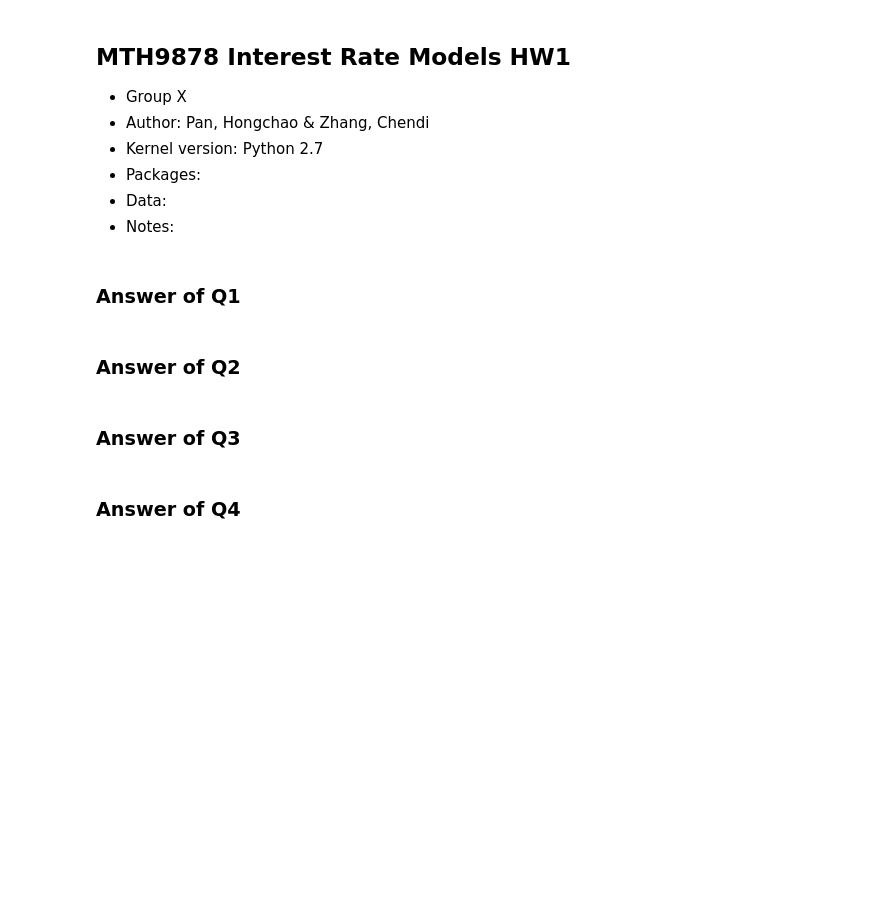
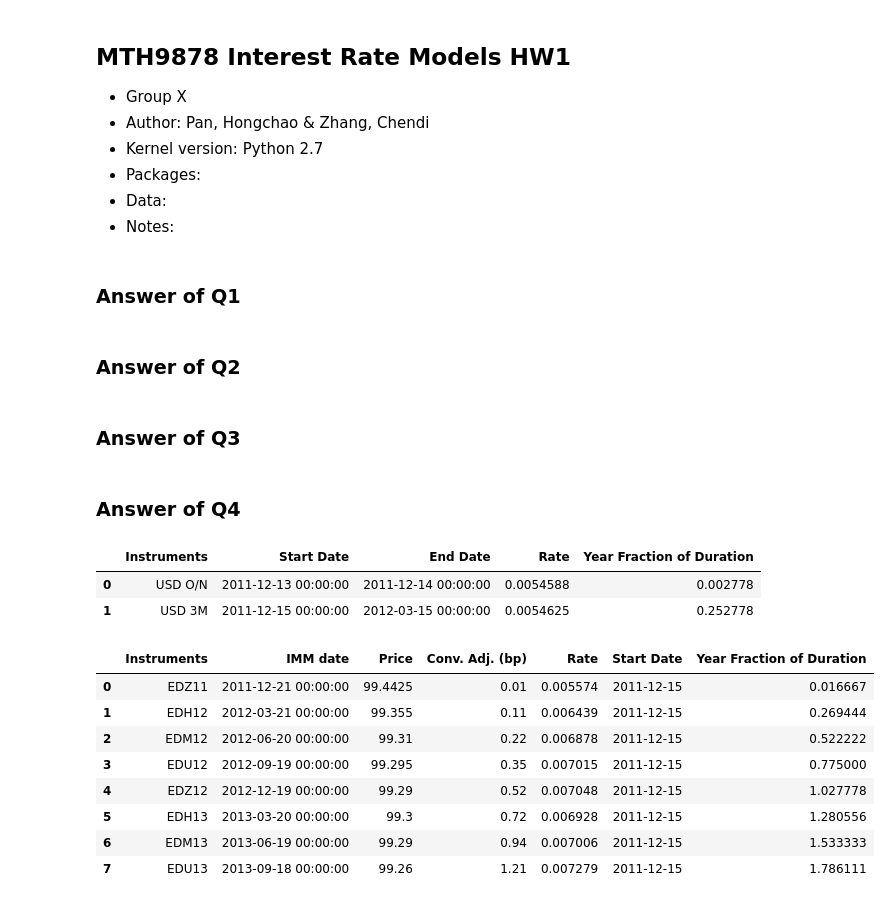
Before and after one commit to vivekfe/MTH9878_Interest_Rate_Model, a Jupyter notebook: HW1/MTH9878_HW1_Groupx.ipynb, the cells around one changed output. Drawn from its saved outputs; the diff is of its cells as text; code cells hidden in the pictures; blank space fills up the shorter version.

```diff
--- a/HW1/MTH9878_HW1_Groupx.ipynb
+++ b/HW1/MTH9878_HW1_Groupx.ipynb
@@ -199,3 +202,44 @@ def BE_swap_rate(coupon_f,frequency_f,f_f,flag_f,
     return P_float/annuity_t   # break-even swap rate
 # %% [markdown]
 ### Answer of Q4
+# %%
+# Define a function to read the data from given excel file
+def get_data():
+    file_name='DataSheetCurve.xls'
+    # activate sheet: 2nd sheet
+
+    # LIBOR
+    df_LIB=pd.read_excel(io=file_name,sheetname=1,parse_cols="B:E",skiprows=1)[:2]
+
+    # ED Futures
+    df_EDF=pd.read_excel(io=file_name,sheetname=1,parse_cols="B:F",skiprows=5)[:8]
+
+    # Swap Rates
+    df_Swap=pd.read_excel(io=file_name,sheetname=1,parse_cols="B:E",skiprows=15)[:11]
+
+    # Fed Funds
+    df_Fed=pd.read_excel(io=file_name,sheetname=1,parse_cols="B:E",skiprows=28)[:1]
+
+    # Basis Swap Rates
+    df_BSwap=pd.read_excel(io=file_name,sheetname=1,parse_cols="B:E",skiprows=32)[:16]
+
+    # Rename the 1st column name
+    df_LIB.rename(columns={df_LIB.columns[0]:'Instruments'},inplace=True)
+    df_EDF.rename(columns={df_EDF.columns[0]:'Instruments'},inplace=True)
+    df_Swap.rename(columns={df_Swap.columns[0]:'Instruments'},inplace=True)
+    df_Fed.rename(columns={df_Fed.columns[0]:'Instruments'},inplace=True)
+    df_BSwap.rename(columns={df_BSwap.columns[0]:'Instruments'},inplace=True)
+
+    # Compute the year fraction of duration (end date- start date)
+    df_LIB['Year Fraction of Duration']=[date_fraction(x,y) for x,y in zip(df_LIB['Start Date'],df_LIB['End Date'])]
+    df_Swap['Year Fraction of Duration']=[date_fraction(x,y) for x,y in zip(df_Swap['Start Date'],df_Swap['End Date'])]
+    df_Fed['Year Fraction of Duration']=[date_fraction(x,y) for x,y in zip(df_Fed['Start Date'],df_Fed['End Date'])]
+    df_BSwap['Year Fraction of Duration']=[date_fraction(x,y) for x,y in zip(df_BSwap['Start Date'],df_BSwap['End Date'])]
+    # For Eurodollar futures: start date: 12/15/2011, end date: IMM date
+    # Same as 3M LIBOR start date
+    df_EDF['Start Date']=datetime.datetime(2011,12,15,0,0,0,0)
+    df_EDF['Year Fraction of Duration']=[date_fraction(x,y) for x,y in zip(df_EDF['Start Date'],df_EDF['IMM date'])]
+
+    df_BSwap['Basis (bp)'] = df_BSwap['Basis (bp)']*1e-4  # basis point
+
+    return df_LIB, df_EDF, df_Swap, df_Fed, df_BSwap
@@ -201,0 +248,18 @@ def BE_swap_rate(coupon_f,frequency_f,f_f,flag_f,
+# %%
+df_LIB
+# %% [output]
+|  | Instruments | Start Date | End Date | Rate | Year Fraction of Duration |
+| 0 | USD O/N | 2011-12-13 00:00:00 | 2011-12-14 00:00:00 | 0.0054588 | 0.002778 |
+| 1 | USD 3M | 2011-12-15 00:00:00 | 2012-03-15 00:00:00 | 0.0054625 | 0.252778 |
+# %%
+df_EDF
+# %% [output]
+|  | Instruments | IMM date | Price | Conv. Adj. (bp) | Rate | Start Date | Year Fraction of Duration |
+| 0 | EDZ11 | 2011-12-21 00:00:00 | 99.4425 | 0.01 | 0.005574 | 2011-12-15 | 0.016667 |
+| 1 | EDH12 | 2012-03-21 00:00:00 | 99.355 | 0.11 | 0.006439 | 2011-12-15 | 0.269444 |
+| 2 | EDM12 | 2012-06-20 00:00:00 | 99.31 | 0.22 | 0.006878 | 2011-12-15 | 0.522222 |
+| 3 | EDU12 | 2012-09-19 00:00:00 | 99.295 | 0.35 | 0.007015 | 2011-12-15 | 0.775000 |
+| 4 | EDZ12 | 2012-12-19 00:00:00 | 99.29 | 0.52 | 0.007048 | 2011-12-15 | 1.027778 |
+| 5 | EDH13 | 2013-03-20 00:00:00 | 99.3 | 0.72 | 0.006928 | 2011-12-15 | 1.280556 |
+| 6 | EDM13 | 2013-06-19 00:00:00 | 99.29 | 0.94 | 0.007006 | 2011-12-15 | 1.533333 |
+| 7 | EDU13 | 2013-09-18 00:00:00 | 99.26 | 1.21 | 0.007279 | 2011-12-15 | 1.786111 |
```
Also changed, not shown: parts of 16 cells of this notebook.
